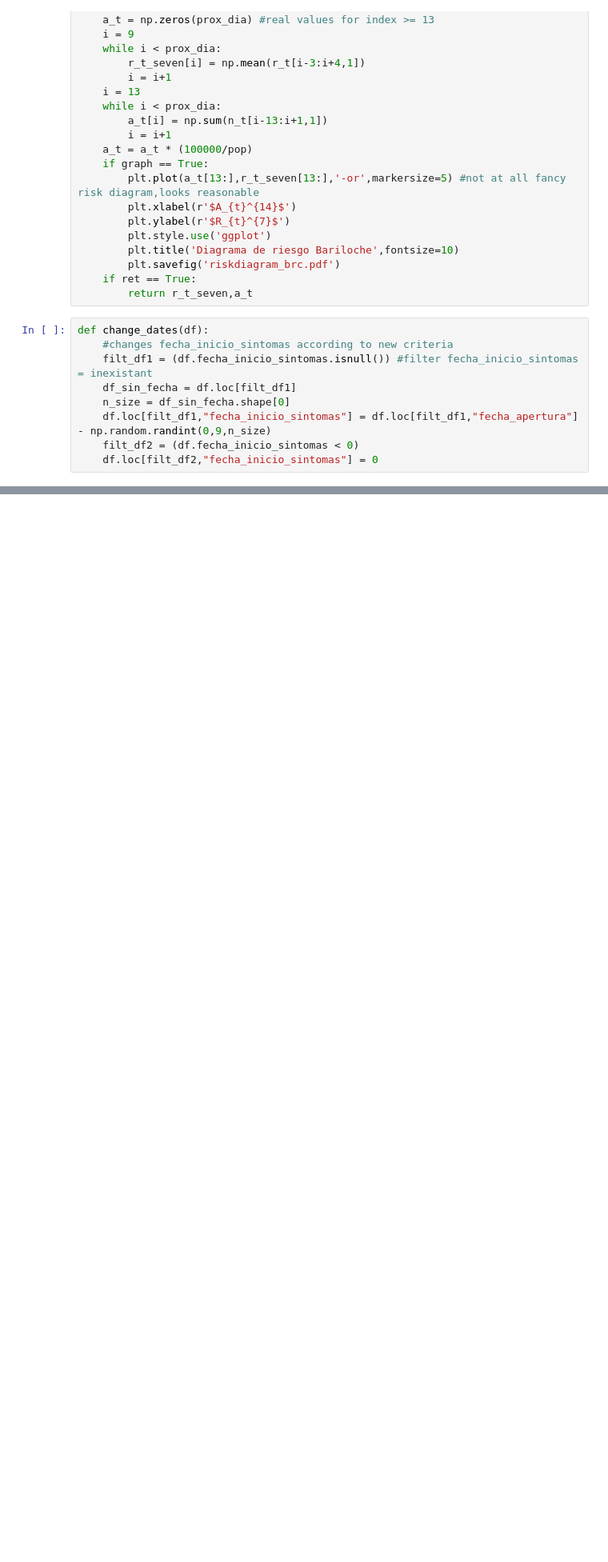
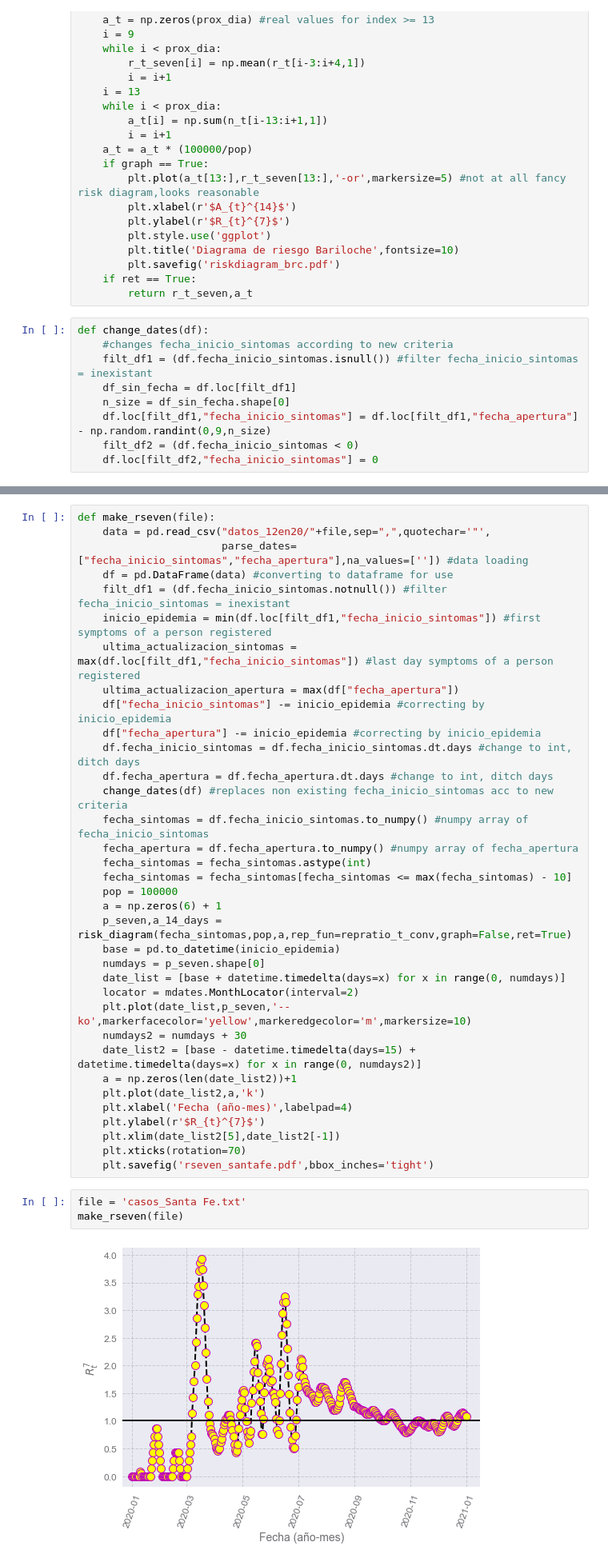
Before and after one commit to denisecammarota/tesis-ib, a Jupyter notebook: DiagramasdeRiesgo_GraficosTesis/GraficosTesis_Esteticos.ipynb, the cells around one changed output, grey strips where cells are left out. Shown at 80% size. Saved outputs shown, nothing was run; the diff lists cells and outputs as text; blank space fills up the shorter version.

Commit message:
last version for thesis

```diff
--- a/DiagramasdeRiesgo_GraficosTesis/GraficosTesis_Esteticos.ipynb
+++ b/DiagramasdeRiesgo_GraficosTesis/GraficosTesis_Esteticos.ipynb
@@ -229,0 +234,40 @@ make_diagram(file)
+# %%
+def make_rseven(file):
+    data = pd.read_csv("datos_12en20/"+file,sep=",",quotechar='"',
+                       parse_dates=["fecha_inicio_sintomas","fecha_apertura"],na_values=['']) #data loading
+    df = pd.DataFrame(data) #converting to dataframe for use
+    filt_df1 = (df.fecha_inicio_sintomas.notnull()) #filter fecha_inicio_sintomas = inexistant
+    inicio_epidemia = min(df.loc[filt_df1,"fecha_inicio_sintomas"]) #first symptoms of a person registered
+    ultima_actualizacion_sintomas = max(df.loc[filt_df1,"fecha_inicio_sintomas"]) #last day symptoms of a person registered
+    ultima_actualizacion_apertura = max(df["fecha_apertura"])
+    df["fecha_inicio_sintomas"] -= inicio_epidemia #correcting by inicio_epidemia
+    df["fecha_apertura"] -= inicio_epidemia #correcting by inicio_epidemia
+    df.fecha_inicio_sintomas = df.fecha_inicio_sintomas.dt.days #change to int, ditch days
+    df.fecha_apertura = df.fecha_apertura.dt.days #change to int, ditch days
+    change_dates(df) #replaces non existing fecha_inicio_sintomas acc to new criteria
+    fecha_sintomas = df.fecha_inicio_sintomas.to_numpy() #numpy array of fecha_inicio_sintomas
+    fecha_apertura = df.fecha_apertura.to_numpy() #numpy array of fecha_apertura
+    fecha_sintomas = fecha_sintomas.astype(int)
+    fecha_sintomas = fecha_sintomas[fecha_sintomas <= max(fecha_sintomas) - 10]
+    pop = 100000
+    a = np.zeros(6) + 1
+    p_seven,a_14_days = risk_diagram(fecha_sintomas,pop,a,rep_fun=repratio_t_conv,graph=False,ret=True)
+    base = pd.to_datetime(inicio_epidemia)
+    numdays = p_seven.shape[0]
+    date_list = [base + datetime.timedelta(days=x) for x in range(0, numdays)]
+    locator = mdates.MonthLocator(interval=2)
+    plt.plot(date_list,p_seven,'--ko',markerfacecolor='yellow',markeredgecolor='m',markersize=10)
+    numdays2 = numdays + 30
+    date_list2 = [base - datetime.timedelta(days=15) + datetime.timedelta(days=x) for x in range(0, numdays2)]
+    a = np.zeros(len(date_list2))+1
+    plt.plot(date_list2,a,'k')
+    plt.xlabel('Fecha (año-mes)',labelpad=4)
+    plt.ylabel(r'$R_{t}^{7}$')
+    plt.xlim(date_list2[5],date_list2[-1])
+    plt.xticks(rotation=70)
+    plt.savefig('rseven_santafe.pdf',bbox_inches='tight')
+# %%
+file = 'casos_Santa Fe.txt'
+make_rseven(file)
+# %% [output]
+[figure, added]
```
Also changed, not shown: parts of 3 cells of this notebook.
